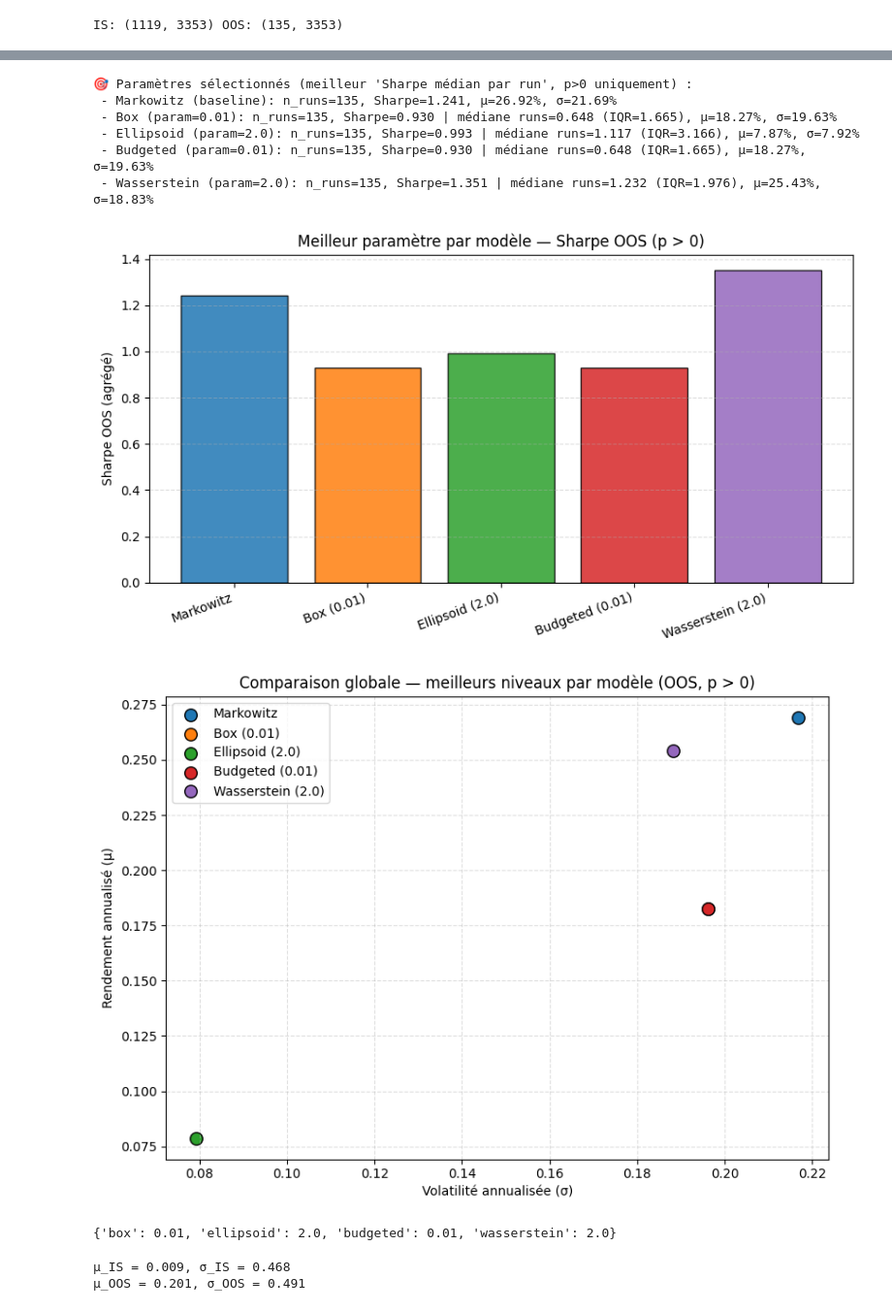
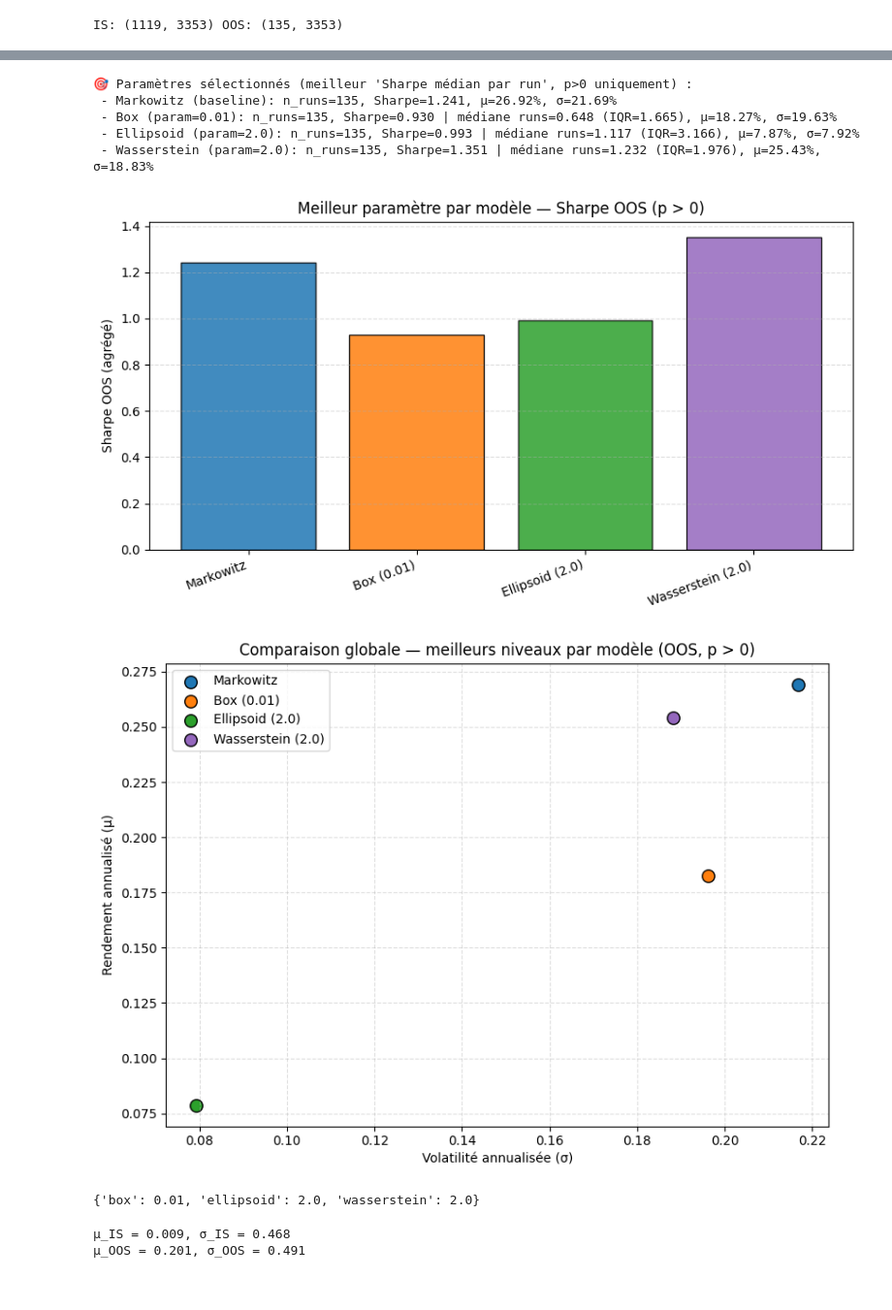
Before and after one commit to lavertonag/robust_portfolio, a Jupyter notebook: NEW - Copie.ipynb, the cells around one changed output, grey strips where cells are left out. Shown at 97% size. Saved outputs shown, nothing was run; the diff lists cells and outputs as text; code cells hidden in the pictures.

```diff
--- a/NEW - Copie.ipynb
+++ b/NEW - Copie.ipynb
@@ -465,10 +465,10 @@ def _cap_feasible(n, cap):
 # Grilles de paramètres (adimensionnées pour box/ellipsoid/wasserstein)
 ROBUST_EXPERIMENT = {
     "markowitz":  {"params": [None]},
-    "box":        {"params": [0.01, 0.05, 0.09, 1.0, 2.0]},
-    "ellipsoid":  {"params": [0.01, 0.05, 0.09, 1.0, 2.0]},
-    "budgeted":   {"params": [0.01, 0.05, 0.09, 1.0, 2.0]},
-    "wasserstein":{"params": [0.01, 0.05, 0.09, 1.0, 2.0]},
+    "box":        {"params": [0.01, 0.02, 0.03, 0.04, 0.05, 0.06, 0.07, 0.08, 0.09, 0.1, 0.2,0.3,0.4,0.5,0.6,0.7,0.8,0.9,1.0, 2.0]},
+    "ellipsoid":  {"params": [0.01, 0.02, 0.03, 0.04, 0.05, 0.06, 0.07, 0.08, 0.09, 0.1, 0.2,0.3,0.4,0.5,0.6,0.7,0.8,0.9,1.0, 2.0]},
+    "budgeted":   {"params": [0.01, 0.02, 0.03, 0.04, 0.05, 0.06, 0.07, 0.08, 0.09, 0.1, 0.2,0.3,0.4,0.5,0.6,0.7,0.8,0.9,1.0, 2.0]},
+    "wasserstein":{"params": [0.01, 0.02, 0.03, 0.04, 0.05, 0.06, 0.07, 0.08, 0.09, 0.1, 0.2,0.3,0.4,0.5,0.6,0.7,0.8,0.9,1.0, 2.0]},
 }
 
 # Structures de résultats
@@ -591,7 +591,10 @@ for i, rebalance_date in enumerate(rebal_dates):
     # ===================================================================
 
     # Base pour 'budgeted'
-    base_delta_vec = np.sqrt(np.maximum(np.diag(cov), 0.0))
+    base_delta_vec = 1.0 / np.maximum(np.sqrt(np.maximum(np.diag(cov), 0.0)), 1e-8)
+    base_delta_vec = base_delta_vec / np.median(base_delta_vec)  # <-- normalisation
+
+
 
     # ================ AUTRES MODÈLES (adaptation auto du niveau) =================
     for model, cfg in ROBUST_EXPERIMENT.items():
@@ -1354,7 +1289,7 @@ mk_row = {
 mk_row["sharpe"] = (mk_row["ann_ret"]/mk_row["ann_vol"]) if (mk_row["ann_vol"] and mk_row["ann_vol"]>0) else np.nan
 rows.append(mk_row)
 
-for model in ["box", "ellipsoid", "budgeted", "wasserstein"]:
+for model in ["box", "ellipsoid", "wasserstein"]:
     pbest, summary = _select_best_param(model, results_nav_models)
     if pbest is None:
         print(f"⚠️ Aucun param exploitable (>0) pour {model}.")
@@ -1406,37 +1341,36 @@ plt.figure(figsize=(8.2, 6.0))
 for _, r in summary_df.iterrows():
     mdl = r["model"]
     color = COLOR_MAP.get(mdl, "gray")
     label = "Markowitz" if mdl == "markowitz" else f"{mdl.capitalize()} ({r['param']})"
     plt.scatter(r["ann_vol"], r["ann_ret"], s=95, color=color, edgecolors="black", label=label)
 # légende sans doublons
 handles, labels = plt.gca().get_legend_handles_labels()
 seen = {}
 uh, ul = [], []
 for h, l in zip(handles, labels):
     if l not in seen:
         seen[l] = True
         uh.append(h); ul.append(l)
 plt.legend(uh, ul, loc="best")
 plt.xlabel("Volatilité annualisée (σ)")
 plt.ylabel("Rendement annualisé (µ)")
 plt.title("Comparaison globale — meilleurs niveaux par modèle (OOS, p > 0)")
 plt.grid(alpha=0.4, linestyle="--")
 plt.tight_layout()
 plt.show()
 
 # Pour réutilisation ultérieure (ex: backtests finaux)
 BEST_PARAMS_BY_MODEL = {row["model"]: row["param"] for _, row in summary_df.iterrows() if row["model"] != "markowitz"}
 BEST_PARAMS_BY_MODEL
 # %% [output]
 🎯 Paramètres sélectionnés (meilleur 'Sharpe médian par run', p>0 uniquement) :
  - Markowitz (baseline): n_runs=135, Sharpe=1.241, µ=26.92%, σ=21.69%
  - Box (param=0.01): n_runs=135, Sharpe=0.930 | médiane runs=0.648 (IQR=1.665), µ=18.27%, σ=19.63%
  - Ellipsoid (param=2.0): n_runs=135, Sharpe=0.993 | médiane runs=1.117 (IQR=3.166), µ=7.87%, σ=7.92%
- - Budgeted (param=0.01): n_runs=135, Sharpe=0.930 | médiane runs=0.648 (IQR=1.665), µ=18.27%, σ=19.63%
  - Wasserstein (param=2.0): n_runs=135, Sharpe=1.351 | médiane runs=1.232 (IQR=1.976), µ=25.43%, σ=18.83%
-[figure, old version]
+[figure, new version]
-[figure, old version]
+[figure, new version]
-{'box': 0.01, 'ellipsoid': 2.0, 'budgeted': 0.01, 'wasserstein': 2.0}
+{'box': 0.01, 'ellipsoid': 2.0, 'wasserstein': 2.0}
 # %%
 # =====================================================================
 # Boule Wasserstein + point IS/OOS
```
Also changed, not shown: parts of 9 cells of this notebook.
